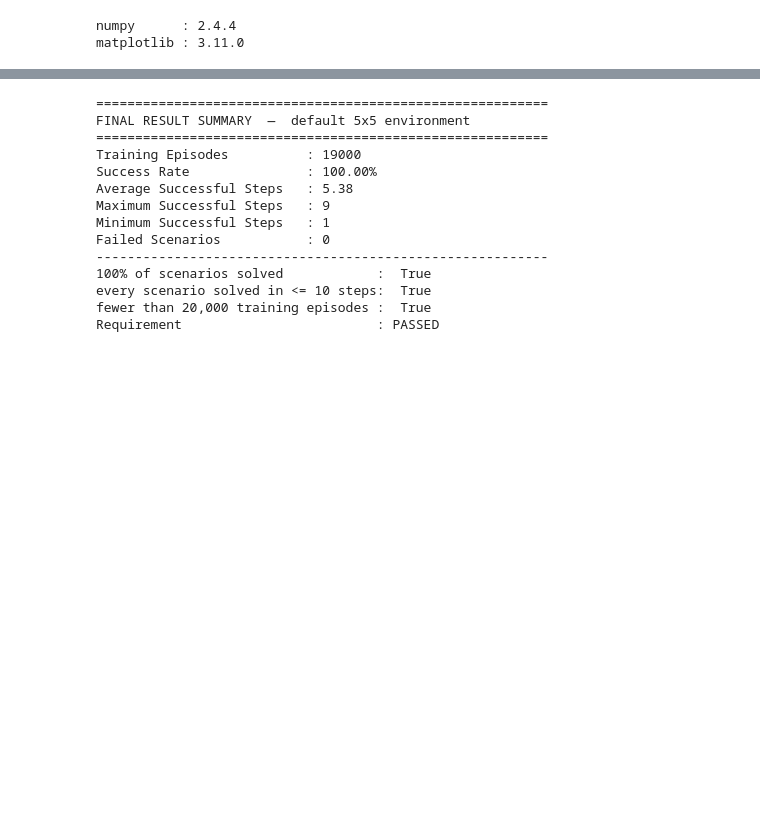
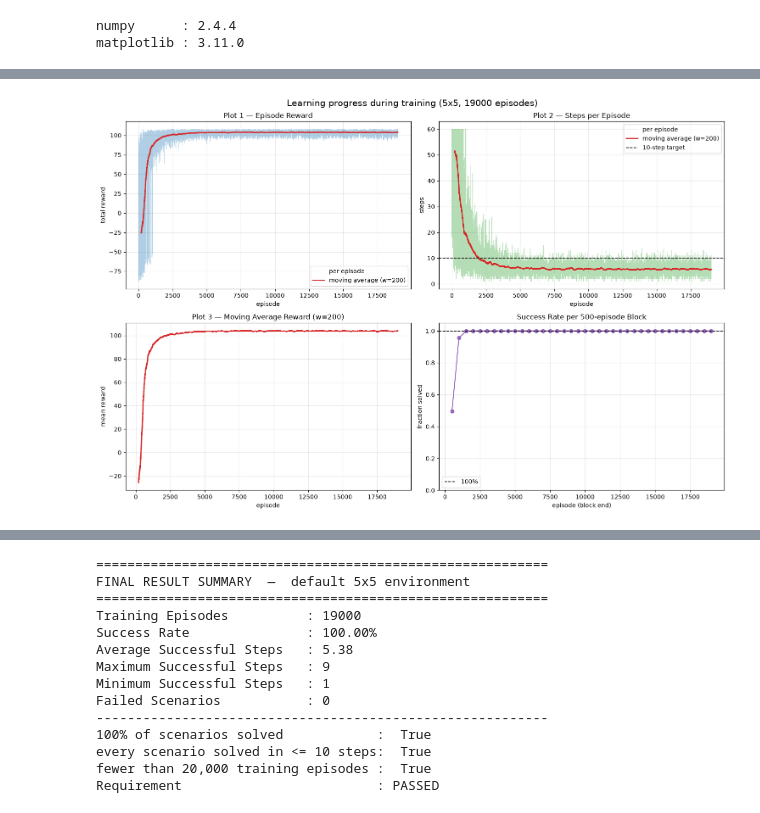
Before and after one commit to naimur-rooted/riseup-practical-assignment, a Jupyter notebook: phase-2/part-1/tabular_q_learning_single_agent.ipynb, the cells around one changed output, grey strips where cells are left out. Cells and saved outputs as stored; diff of their text form; code cells hidden in the pictures; blank space fills up the shorter version.

```diff
--- a/phase-2/part-1/tabular_q_learning_single_agent.ipynb
+++ b/phase-2/part-1/tabular_q_learning_single_agent.ipynb
@@ -976,0 +434,17 @@ assignment conditions directly.
+# %%
+env = GridWorld(n=GRID_SIZE, seed=SEED)
+agent = QLearningAgent(n=GRID_SIZE, alpha=ALPHA, gamma=GAMMA,
+                       epsilon_start=EPSILON_START, epsilon_min=EPSILON_MIN,
+                       epsilon_decay=EPSILON_DECAY, seed=SEED)
+
+t0 = time.time()
+episode_rewards, episode_steps, episode_success = train_q_learning(
+    env, agent, episodes=EPISODES, max_steps=MAX_STEPS, seed=SEED)
+elapsed = time.time() - t0
+
+print(f"Trained {EPISODES} episodes in {elapsed:.1f} s")
+print(f"Final epsilon             : {agent.epsilon:.4f}")
+print(f"Q-table shape             : {agent.q_table.shape}")
+print(f"Non-zero Q entries        : {int(np.count_nonzero(agent.q_table))}")
+last = 500
+print(f"Success rate of last 500  : {sum(episode_success[-last:]) / last:.1%}")
@@ -976,0 +589,43 @@ assignment conditions directly.
+# %%
+fig, axes = plt.subplots(2, 2, figsize=(15, 10))
+fig.suptitle("Learning progress during training (5x5, "
+             f"{EPISODES} episodes)", fontsize=15)
+
+x_ma = np.arange(MOVING_AVG_WINDOW - 1, EPISODES)
+
+ax = axes[0, 0]
+ax.plot(episode_rewards, lw=0.5, alpha=0.35, color="tab:blue", label="per episode")
+ax.plot(x_ma, mv_reward, lw=2, color="tab:red",
+        label=f"moving average (w={MOVING_AVG_WINDOW})")
+ax.set_title("Plot 1 — Episode Reward")
+ax.set_xlabel("episode"); ax.set_ylabel("total reward"); ax.legend(); ax.grid(alpha=0.3)
+
+ax = axes[0, 1]
+ax.plot(episode_steps, lw=0.5, alpha=0.35, color="tab:green", label="per episode")
+ax.plot(x_ma, mv_steps, lw=2, color="tab:red",
+        label=f"moving average (w={MOVING_AVG_WINDOW})")
+ax.axhline(10, color="black", ls="--", lw=1.2, label="10-step target")
+ax.set_title("Plot 2 — Steps per Episode")
+ax.set_xlabel("episode"); ax.set_ylabel("steps"); ax.legend(); ax.grid(alpha=0.3)
+
+ax = axes[1, 0]
+ax.plot(x_ma, mv_reward, color="tab:red", lw=2)
+ax.set_title(f"Plot 3 — Moving Average Reward (w={MOVING_AVG_WINDOW})")
+ax.set_xlabel("episode"); ax.set_ylabel("mean reward"); ax.grid(alpha=0.3)
+
+ax = axes[1, 1]
+win = 500
+block_success = [sum(episode_success[i:i + win]) / win
+                 for i in range(0, EPISODES, win)]
+xs = np.arange(win, EPISODES + 1, win)[:len(block_success)]
+ax.plot(xs, block_success, "o-", color="tab:purple")
+ax.axhline(1.0, color="black", ls="--", lw=1.2, label="100%")
+ax.set_ylim(0, 1.05)
+ax.set_title("Success Rate per 500-episode Block")
+ax.set_xlabel("episode (block end)"); ax.set_ylabel("fraction solved")
+ax.legend(); ax.grid(alpha=0.3)
+
+plt.tight_layout()
+plt.show()
+# %% [output]
+[figure, added]
```
Also changed, not shown: parts of 60 cells of this notebook.
